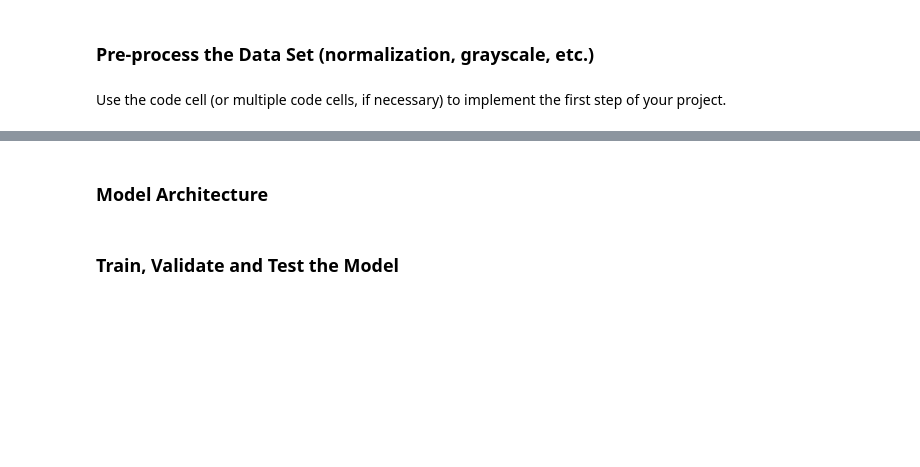
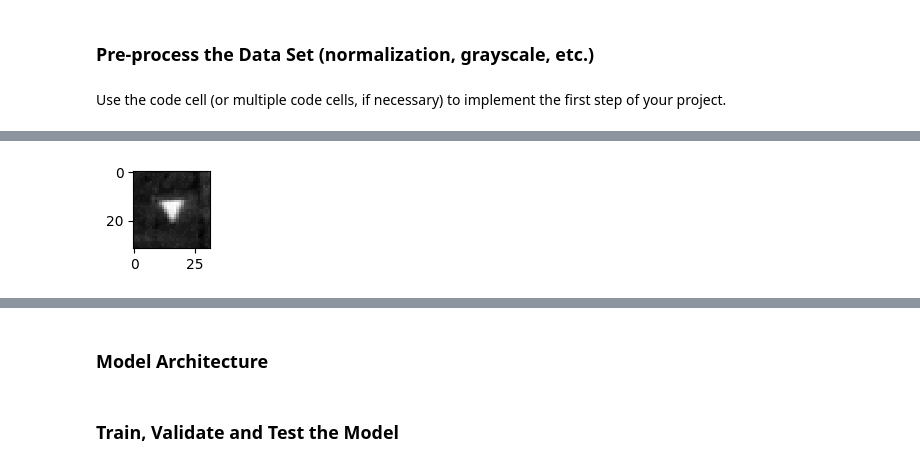
Before and after one commit to jmolsen/CarND-Traffic-Sign-Classifier-Project, a Jupyter notebook: Traffic_Sign_Classifier.ipynb, the cells around one changed output, grey strips where cells are left out. Cells and saved outputs as stored; diff of their text form; code cells hidden in the pictures; blank space fills up the shorter version.

```diff
--- a/Traffic_Sign_Classifier.ipynb
+++ b/Traffic_Sign_Classifier.ipynb
@@ -250,58 +273,46 @@ Number of augmented training examples = 51690
+# %%
+### Load pickled augmented training data
+with open('traffic_signs_augmented_training_data.pickle', mode='rb') as f:
+    aug_data = pickle.load(f)
+
+X_train, y_train = aug_data['features'], aug_data['labels']
 # %%
 ### Convert to grayscale
-#is_data_grayscale = False
+is_data_grayscale = False
 
-#import cv2
+import cv2
 
+def grayscale(image_data):
+    return np.expand_dims(np.dot(image_data[...,:3], [0.299,0.587,0.114]), axis=3)
 
-#print("Shape: ", X_train.shape)
-#def grayscale(image_data):
-#    r,g,b = image_data[:,:,:,0], image_data[:,:,:,1], image_data[:,:,:,2]
-#    image_data[:,:,:,0] = (r + g + b) / 3
-#    image_data = np.delete(image_data, 2, axis=3)
-#    image_data = np.delete(image_data, 1, axis=3)
-#    return image_data
-
-#if not is_data_grayscale:
-#    X_train = grayscale(X_train)
-#    print("X_train grayscale shape:", X_train.shape)
-#    X_valid = grayscale(X_valid)
-#    X_test = grayscale(X_test)
-#    is_data_grayscale = True
+if not is_data_grayscale:
+    X_train = grayscale(X_train)
+    print("X_train grayscale shape:", X_train.shape)
+    X_valid = grayscale(X_valid)
+    X_test = grayscale(X_test)
+    is_data_grayscale = True
 
 
 ### Normalize image data
-#is_data_normalized = False
+is_data_normalized = False
 
-#def normalize_grayscale(image_data):
-#    ### Normalize the image data with Min-Max scaling to a range of [0.1, 0.9]
-#    a = 0.1
-#    b = 0.9
-#    X_min = 0
-#    X_max = 255
-#    return (a + (image_data - X_min)*(b - a) / (X_max - X_min))
+def normalize_grayscale(image_data):
+    ### Normalize the image data with Min-Max scaling to a range of [0.1, 0.9]
+    a = 0.1
+    b = 0.9
+    X_min = 0
+    X_max = 255
+    return (a + (image_data - X_min)*(b - a) / (X_max - X_min))
 
-#if not is_data_normalized:
-#    X_train = normalize_grayscale(X_train)
-#    print(X_train.shape)
-#    X_valid = normalize_grayscale(X_valid)
-#    X_test = normalize_grayscale(X_test)
-#    is_data_normalized = True
+if not is_data_normalized:
+    X_train = normalize_grayscale(X_train)
+    X_valid = normalize_grayscale(X_valid)
+    X_test = normalize_grayscale(X_test)
+    is_data_normalized = True
 
-#def normalize_color(image_data):
-#    return (image_data - 128)/128.0
-
-#if not is_data_normalized:
-#    X_train = normalize_color(X_train)
-#    X_valid = normalize_color(X_valid)
-#    X_test = normalize_color(X_test)
-#    is_data_normalized = True
-
-
-
-#normalized_image = X_train[index][:,:,0]
-#plt.figure(figsize=(1,1))
-##plt.imshow(normalized_image, cmap="gray")
-#plt.imshow(normalized_image)
-#plt.show()
-#print("Normalized")
+normalized_image = X_train[index][:,:,0]
+plt.figure(figsize=(1,1))
+plt.imshow(normalized_image, cmap="gray")
+plt.show()
+print("Normalized")
+# %% [output]
@@ -307,0 +320 @@ Number of augmented training examples = 51690
+[figure, added]
```
Also changed, not shown: parts of 16 cells of this notebook, 1 other file.
